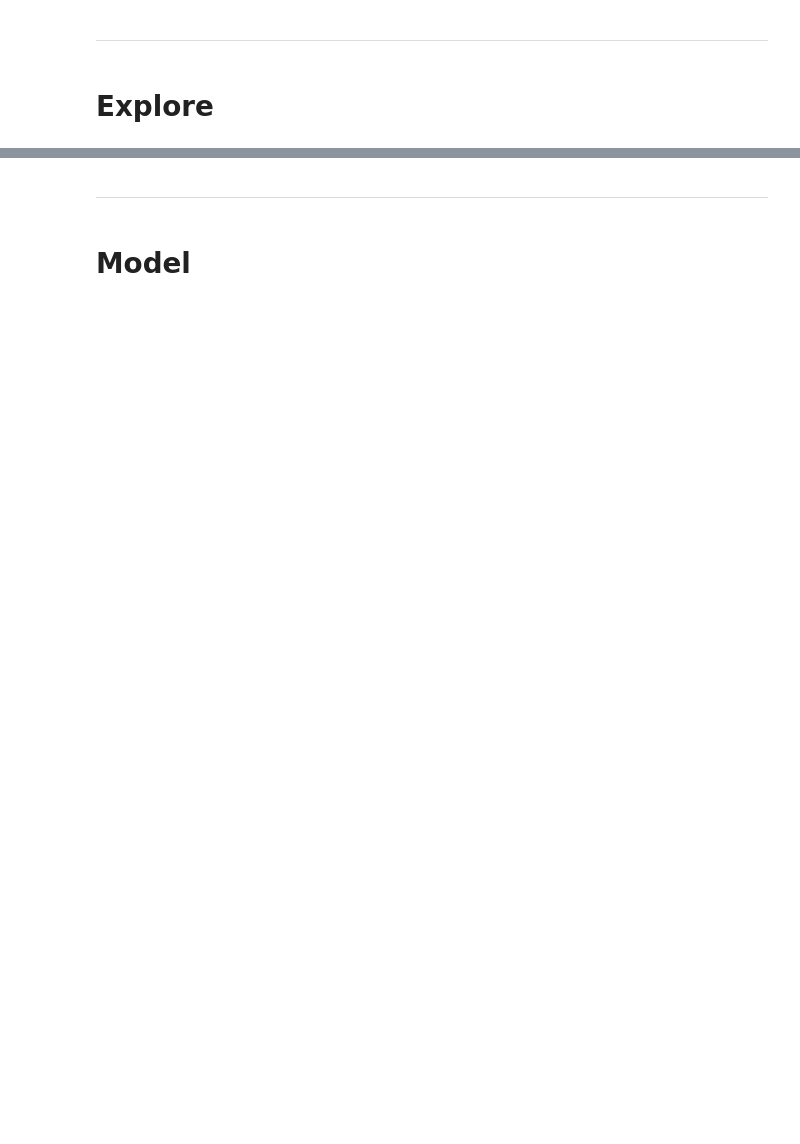
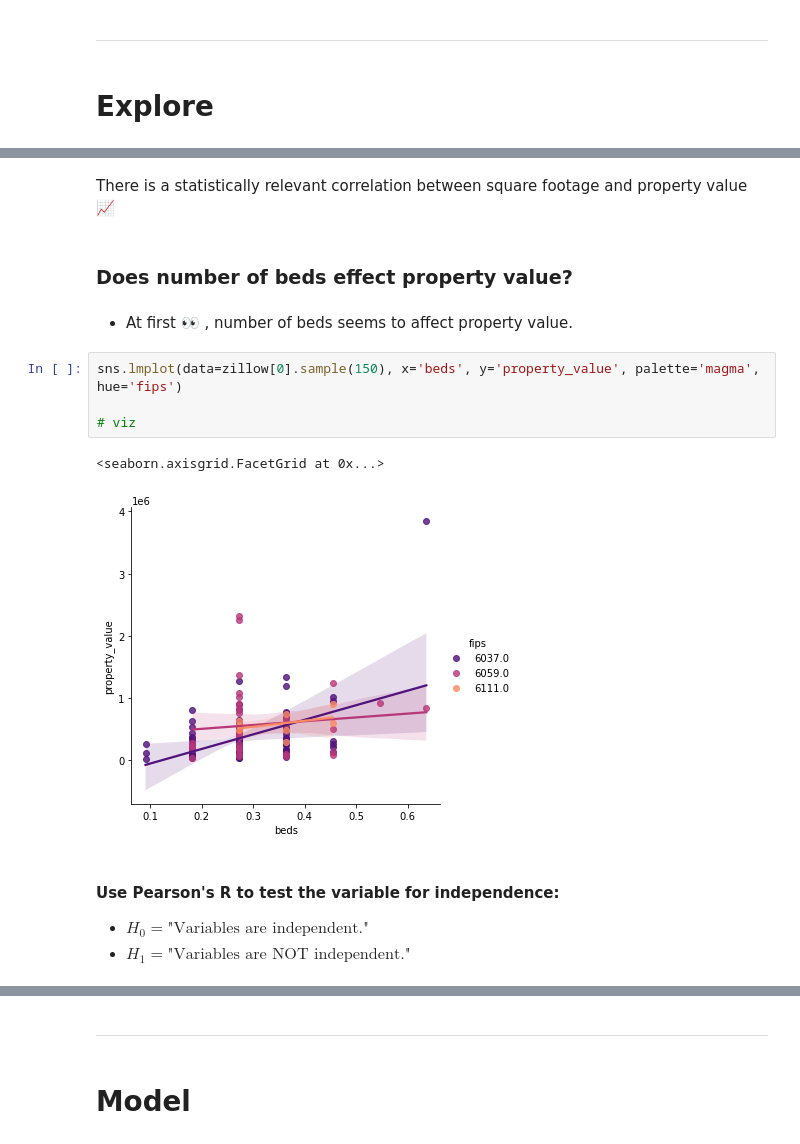
Before and after one commit to hinzle/clustering-project, a Jupyter notebook: final_report.ipynb, the cells around one changed output, grey strips where cells are left out. Saved outputs shown, nothing was run; the diff lists cells and outputs as text; blank space fills up the shorter version.

```diff
--- a/final_report.ipynb
+++ b/final_report.ipynb
@@ -82,0 +160,18 @@ X_train, y_train, X_validate, y_validate, X_test, y_test=sml_zillow(['logerror']
+# %% [markdown]
+There is a statistically relevant correlation between square footage and property value 📈
+# %% [markdown]
+### Does number of beds effect property value?
+# %% [markdown]
+- At first 👀 , number of beds seems to affect property value.
+# %%
+sns.lmplot(data=zillow[0].sample(150), x='beds', y='property_value', palette='magma', hue='fips')
+
+# viz
+# %% [output]
+<seaborn.axisgrid.FacetGrid at 0x...>
+[figure, added]
+# %% [markdown]
+#### Use Pearson's R to test the variable for independence:
+
+- $ H_0 = \textrm{"Variables are independent." }$
+- $ H_1 = \textrm{"Variables are NOT independent." }$
```
Also changed, not shown: parts of 28 cells of this notebook.
